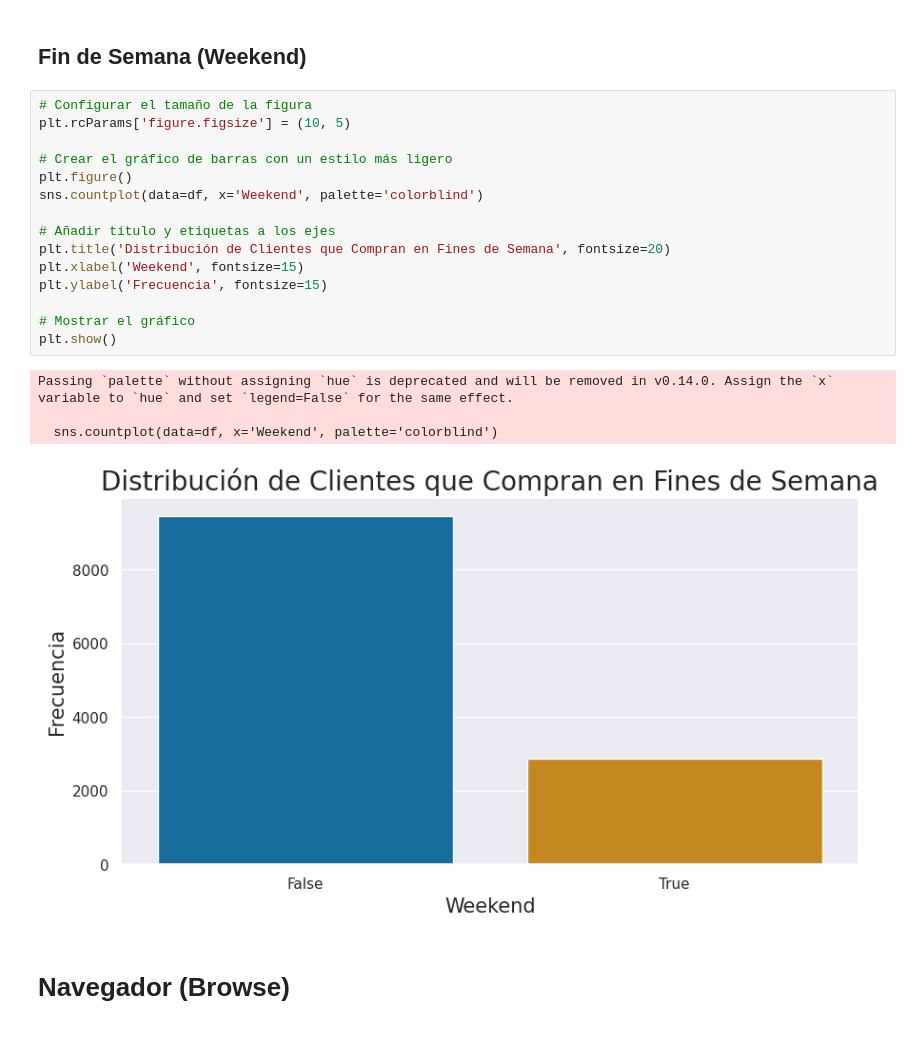
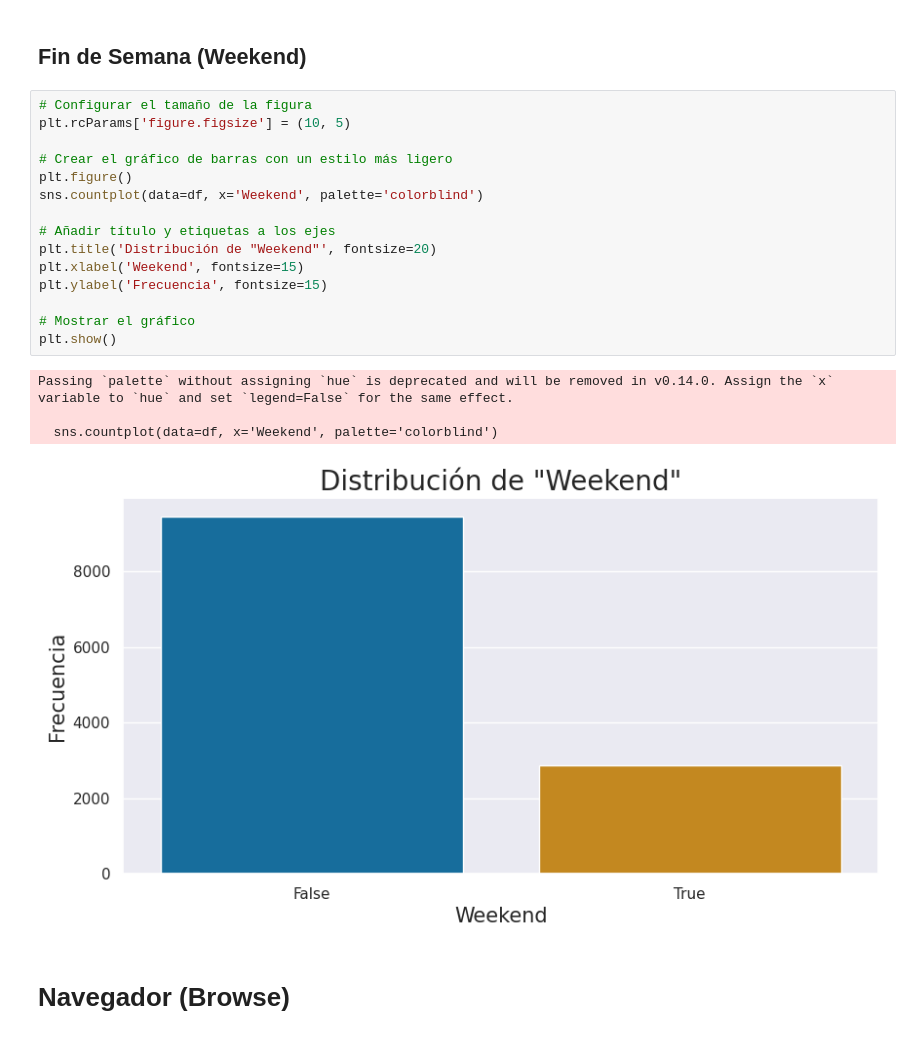
Before and after one commit to titopucp2024/online-shoppers-purchasing-intention, a Jupyter notebook: Desarrollo.ipynb, the cells around one changed output. Saved outputs shown, nothing was run; the diff lists cells and outputs as text.

```diff
--- a/Desarrollo.ipynb
+++ b/Desarrollo.ipynb
@@ -69,23 +77,23 @@ Passing `palette` without assigning `hue` is deprecated and will be removed in v
 # %%
 # Configurar el tamaño de la figura
 plt.rcParams['figure.figsize'] = (10, 5)
 
 # Crear el gráfico de barras con un estilo más ligero
 plt.figure()
 sns.countplot(data=df, x='Weekend', palette='colorblind')
 
 # Añadir título y etiquetas a los ejes
-plt.title('Distribución de Clientes que Compran en Fines de Semana', fontsize=20)
+plt.title('Distribución de "Weekend"', fontsize=20)
 plt.xlabel('Weekend', fontsize=15)
 plt.ylabel('Frecuencia', fontsize=15)
 
 # Mostrar el gráfico
 plt.show()
 # %% [output]
 Passing `palette` without assigning `hue` is deprecated and will be removed in v0.14.0. Assign the `x` variable to `hue` and set `legend=False` for the same effect.
 
   sns.countplot(data=df, x='Weekend', palette='colorblind')
-[figure, old version]
+[figure, new version]
 # %% [markdown]
 # Navegador (Browse)
 # %%
```
Also changed, not shown: parts of 7 cells of this notebook.
